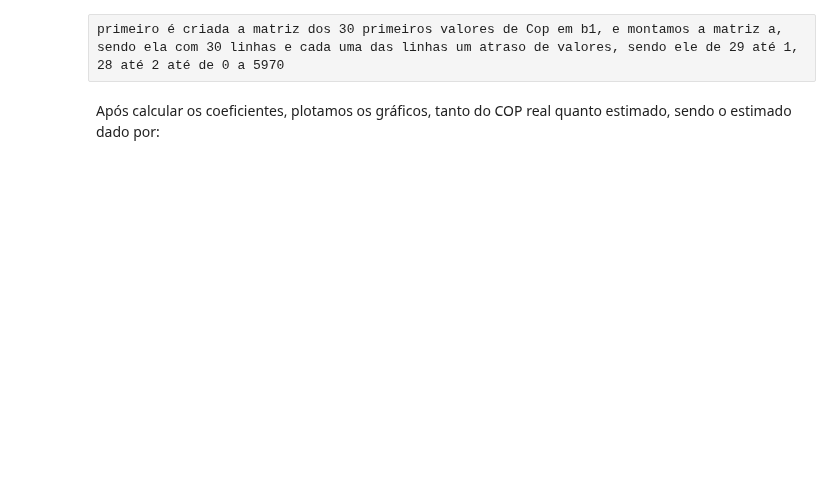
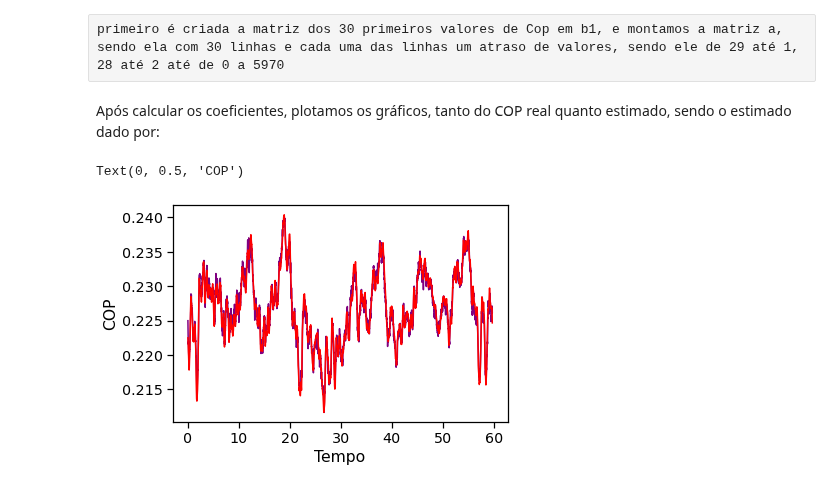
Before and after one commit to FernandaVanzini/COPandCOGestimar, a Jupyter notebook: RegressãoLinear.ipynb, the cells around one changed output. Drawn from its saved outputs; the diff is of its cells as text; code cells hidden in the pictures; blank space fills up the shorter version.

Commit message:
Linear Regression Graphics

```diff
--- a/RegressãoLinear.ipynb
+++ b/RegressãoLinear.ipynb
@@ -592,31 +79,0 @@ Lert's plot the joint angles of a subject during one trial:
-# %%
-sns.set_style("darkgrid")
-
-angz_l = ['LHe_Th_Angle_Z', 'RHe_Th_Angle_Z',
-          'LTh_Pel_Angle_Z', 'RTh_Pel_Angle_Z',
-          'LHip_Angle_Z', 'RHip_Angle_Z',
-          'LKnee_Angle_Z', 'RKnee_Angle_Z',
-          'LAnkle_Angle_Z', 'RAnkle_Angle_Z']
-label = ['L Trunk/Head', 'R Trunk/Head', 'L Pelvis/Trunk', 'R Pelvis/Trunk',
-         'L Hip', 'R Hip', 'L Knee', 'R Knee', 'L Ankle', 'R Ankle']
-
-def angz_plot(angles, angz_l):
-    fig, ax = plt.subplots(5, 2, figsize=(12, 7), sharex=True)
-    axs = ax.flatten()
-    color = ['r', 'b']
-    letters = 'ABCDEFGHIJ'
-    for i, ax in enumerate(axs):
-        ax.plot(angles['Time'], angles[[angz_l[i]]], color[i%2], label=label[int(i)])
-        ax.locator_params(axis='y', nbins=4)
-        ax.set_xlim([0, 60])
-        ax.text(0.01, 0.82, letters[i], transform=ax.transAxes, fontsize=18)
-        ax.legend(fontsize=14, loc='best', framealpha=.5)
-        if i > 7:
-            ax.set_xlabel('Time [s]')
-        if not i%2:
-            ax.set_ylabel('Angle [$^o$]')
-            ax.yaxis.set_label_coords(-.1, .5)
-
-    #plt.suptitle('Joint angular displacement at sagital plane', fontsize=16, y=1)
-    plt.tight_layout()
-    plt.show()
@@ -808,12 +92,15 @@ for nt in range(1,30):
     x1=np.hstack((x1,np.array(x[nt:-30+nt]).reshape(-1,1)))
 N=len(x1)
 f1=np.hstack((x1,np.ones((N,1))))
-c,d,_,_=np.linalg.lstsq(f1,b1,rcond=None)
+c,d,_,_=np.linalg.lstsq(x1,y1,rcond=None)
 # %% [markdown]
 Após calcular os coeficientes, plotamos os gráficos, tanto do COP real quanto estimado, sendo o estimado dado por:
 # %%
-yext=f1@c
-plt.plot(t[:-30],yext[1:],marker='', color='purple',linestyle='-')
-plt.plot(t[:-30],b1,marker='',color='red',linestyle='-')
+yext=x1@c
+plt.plot(t[:-30],yext,marker='', color='purple',linestyle='-')
+plt.plot(t[:-30],y[30:],marker='',color='red',linestyle='-')
 plt.xlabel('Tempo')
 plt.ylabel('COP')
+# %% [output]
+Text(0, 0.5, 'COP')
+[figure, added]
```
Also changed, not shown: parts of 47 cells of this notebook.
